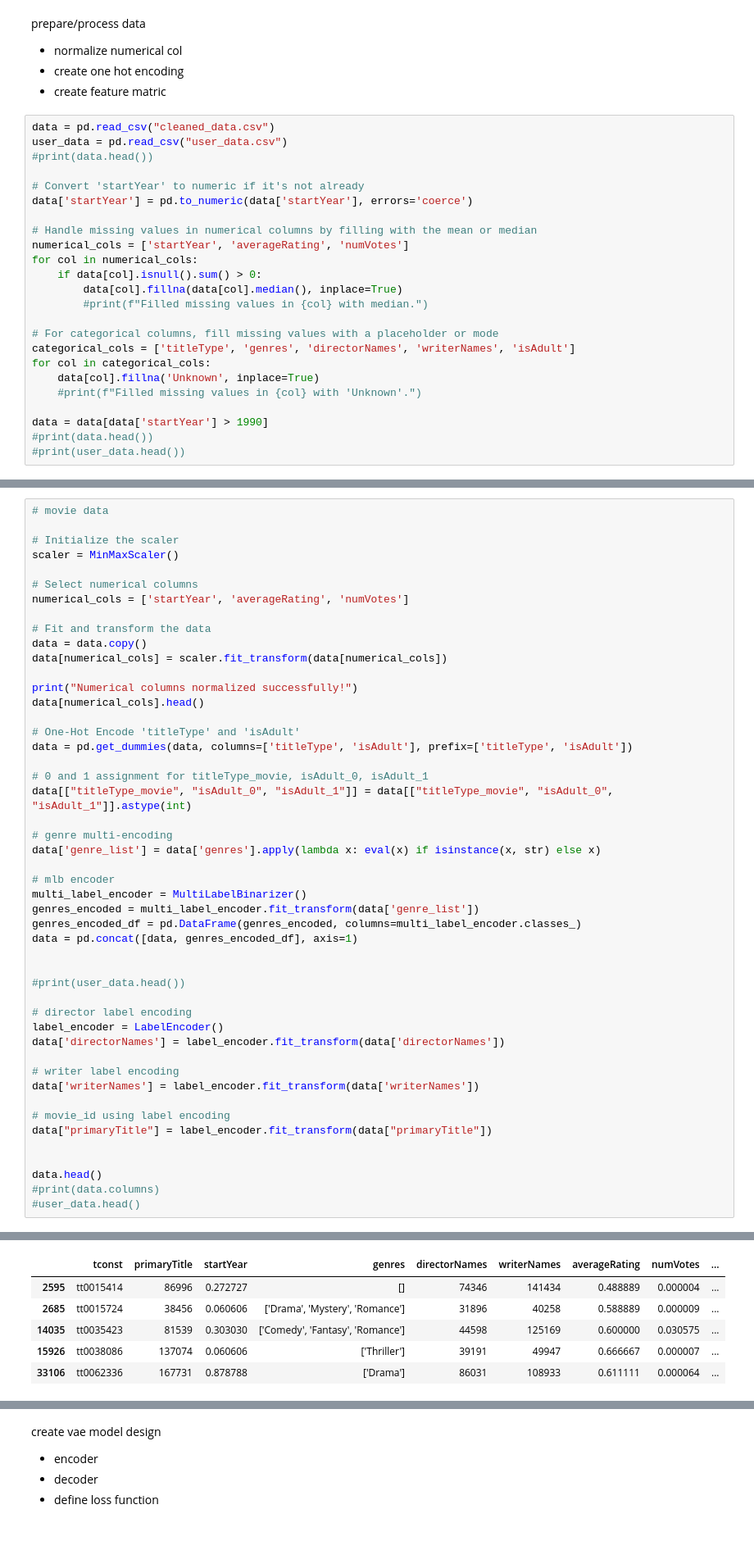
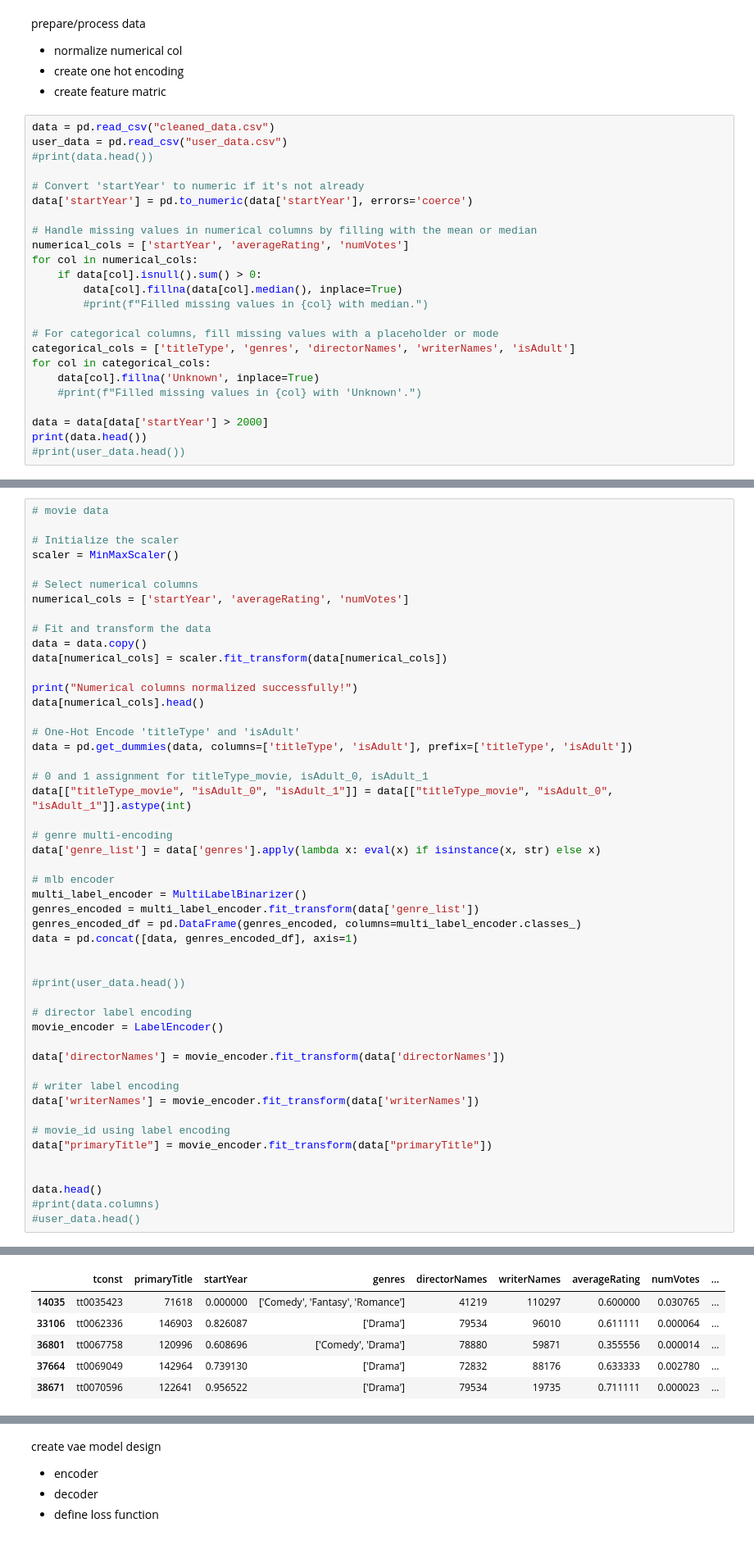
Before and after one commit to bhaveshasasik/vae_model, a Jupyter notebook: model_vae.ipynb, the cells around one changed output, grey strips where cells are left out. Shown at 82% size. Drawn from its saved outputs; the diff is of its cells as text.

```diff
--- a/model_vae.ipynb
+++ b/model_vae.ipynb
@@ -36,7 +45,7 @@ for col in categorical_cols:
     data[col].fillna('Unknown', inplace=True)
     #print(f"Filled missing values in {col} with 'Unknown'.")
 
-data = data[data['startYear'] > 1990]
-#print(data.head())
+data = data[data['startYear'] > 2000]
+print(data.head())
 #print(user_data.head())
 # %% [output]
@@ -66,42 +92,43 @@ data[numerical_cols].head()
 data = pd.get_dummies(data, columns=['titleType', 'isAdult'], prefix=['titleType', 'isAdult'])
 
 # 0 and 1 assignment for titleType_movie, isAdult_0, isAdult_1
 data[["titleType_movie", "isAdult_0", "isAdult_1"]] = data[["titleType_movie", "isAdult_0", "isAdult_1"]].astype(int)
 
 # genre multi-encoding
 data['genre_list'] = data['genres'].apply(lambda x: eval(x) if isinstance(x, str) else x)
 
 # mlb encoder
 multi_label_encoder = MultiLabelBinarizer()
 genres_encoded = multi_label_encoder.fit_transform(data['genre_list'])
 genres_encoded_df = pd.DataFrame(genres_encoded, columns=multi_label_encoder.classes_)
 data = pd.concat([data, genres_encoded_df], axis=1)
 
 
 #print(user_data.head())
 
 # director label encoding
-label_encoder = LabelEncoder()
-data['directorNames'] = label_encoder.fit_transform(data['directorNames'])
+movie_encoder = LabelEncoder()
+
+data['directorNames'] = movie_encoder.fit_transform(data['directorNames'])
 
 # writer label encoding
-data['writerNames'] = label_encoder.fit_transform(data['writerNames'])
+data['writerNames'] = movie_encoder.fit_transform(data['writerNames'])
 
 # movie_id using label encoding
-data["primaryTitle"] = label_encoder.fit_transform(data["primaryTitle"])
+data["primaryTitle"] = movie_encoder.fit_transform(data["primaryTitle"])
 
 
 data.head()
 #print(data.columns)
 #user_data.head()
 # %% [output]
 Numerical columns normalized successfully!
 |  | tconst | primaryTitle | startYear | genres | directorNames | writerNames | averageRating | numVotes | ... |
-| 2595 | tt0015414 | 86996 | 0.272727 | [] | 74346 | 141434 | 0.488889 | 0.000004 | ... |
-| 2685 | tt0015724 | 38456 | 0.060606 | ['Drama', 'Mystery', 'Romance'] | 31896 | 40258 | 0.588889 | 0.000009 | ... |
-| 14035 | tt0035423 | 81539 | 0.303030 | ['Comedy', 'Fantasy', 'Romance'] | 44598 | 125169 | 0.600000 | 0.030575 | ... |
-| 15926 | tt0038086 | 137074 | 0.060606 | ['Thriller'] | 39191 | 49947 | 0.666667 | 0.000007 | ... |
-| 33106 | tt0062336 | 167731 | 0.878788 | ['Drama'] | 86031 | 108933 | 0.611111 | 0.000064 | ... |
+| 14035 | tt0035423 | 71618 | 0.000000 | ['Comedy', 'Fantasy', 'Romance'] | 41219 | 110297 | 0.600000 | 0.030765 | ... |
+| 33106 | tt0062336 | 146903 | 0.826087 | ['Drama'] | 79534 | 96010 | 0.611111 | 0.000064 | ... |
+| 36801 | tt0067758 | 120996 | 0.608696 | ['Comedy', 'Drama'] | 78880 | 59871 | 0.355556 | 0.000014 | ... |
+| 37664 | tt0069049 | 142964 | 0.739130 | ['Drama'] | 72832 | 88176 | 0.633333 | 0.002780 | ... |
+| 38671 | tt0070596 | 122641 | 0.956522 | ['Drama'] | 79534 | 19735 | 0.711111 | 0.000023 | ... |
 5 rows × 38 columns
 # %%
 #user_data
```
Also changed, not shown: parts of 12 cells of this notebook.
